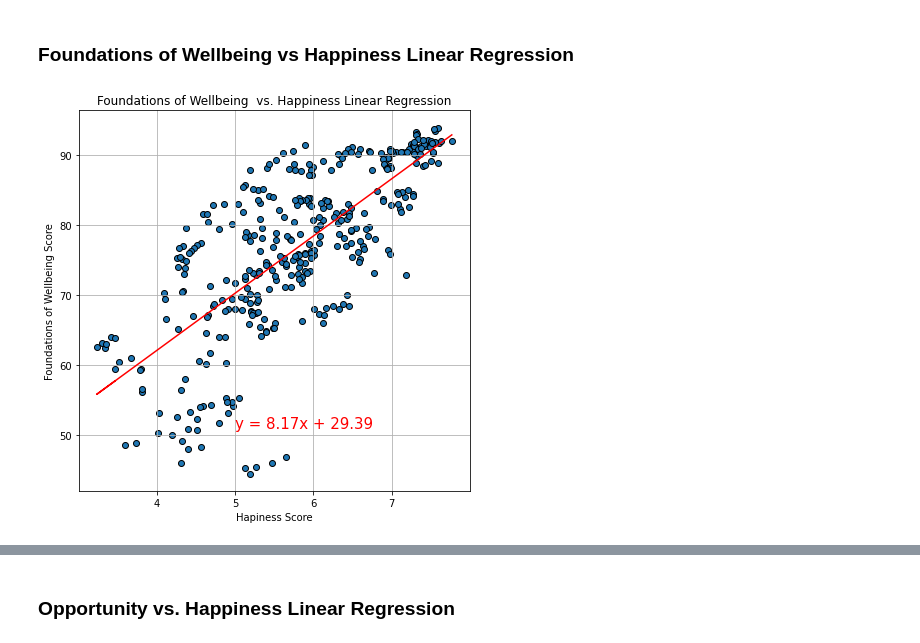
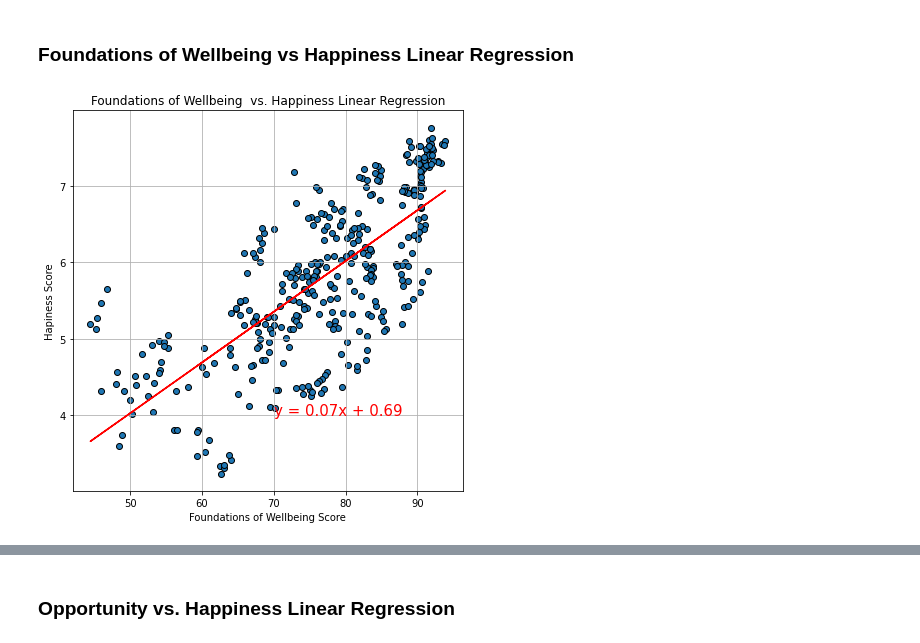
Before and after one commit to chrispope12391/Project-1-, a Jupyter notebook: Project 1_Team5.ipynb, the cells around one changed output, grey strips where cells are left out. Saved outputs shown, nothing was run; the diff lists cells and outputs as text; code cells hidden in the pictures.

```diff
--- a/Project 1_Team5.ipynb
+++ b/Project 1_Team5.ipynb
@@ -380,23 +380,23 @@ The r value is: 0.7203380281808832.  This is a strong positive relationship
 ### Foundations of Wellbeing vs Happiness Linear Regression
 # %%
 # Add the linear regression equation and line to plot
-x_values = project_df['Score_HS']
-y_values = project_df['Foundations of Wellbeing_SP']
+y_values = project_df['Score_HS']
+x_values = project_df['Foundations of Wellbeing_SP']
 (slope, intercept, rvalue, pvalue, stderr) = linregress(x_values, y_values)
 regress_values = x_values * slope + intercept
 line_eq = "y = " + str(round(slope,2)) + "x + " + str(round(intercept,2))
 plt.scatter(x_values,y_values, edgecolors= "black")
 plt.plot(x_values,regress_values,"r-")
-plt.annotate(line_eq,(5,51),fontsize=15,color="red")
+plt.annotate(line_eq,(70,4),fontsize=15,color="red")
 
 # Labels
 plt.title('Foundations of Wellbeing  vs. Happiness Linear Regression')
-plt.xlabel('Hapiness Score')
-plt.ylabel('Foundations of Wellbeing Score')
+plt.ylabel('Hapiness Score')
+plt.xlabel('Foundations of Wellbeing Score')
 plt.grid()
 plt.show()
 # %% [output]
-[figure, old version]
+[figure, new version]
 # %%
 score = f"The r value is: {rvalue}"
 if rvalue == 0:
```
Also changed, not shown: parts of 17 cells of this notebook.
